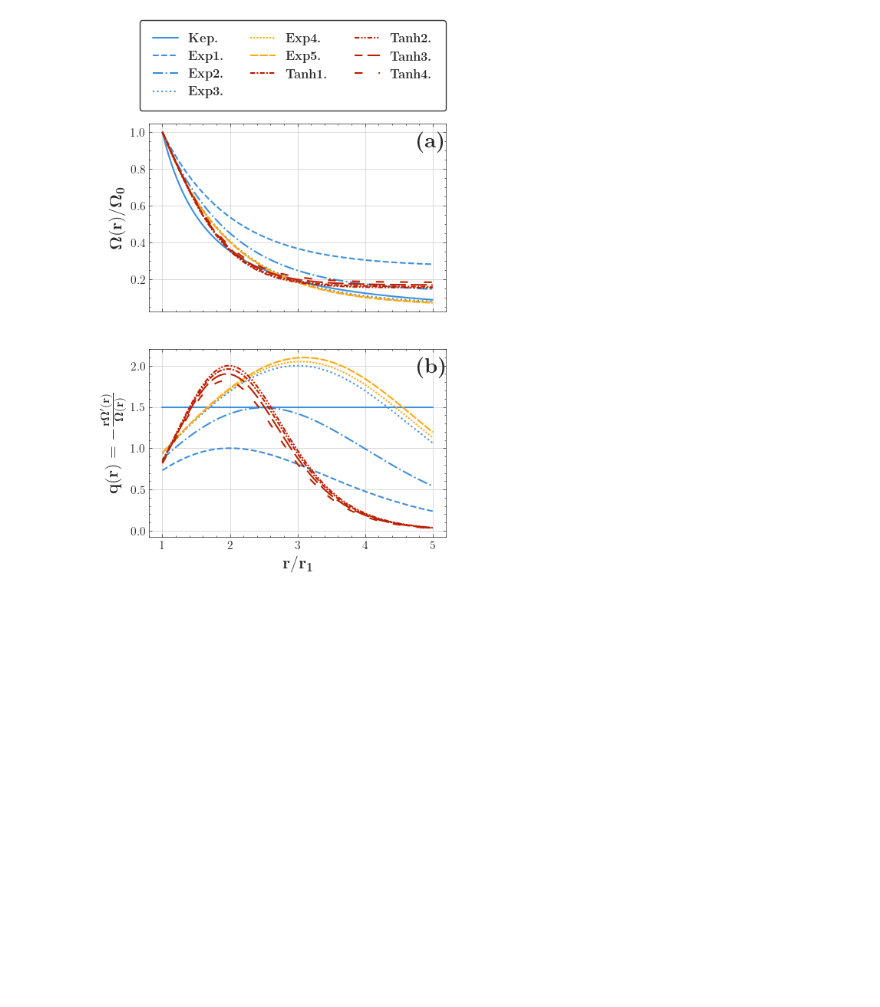
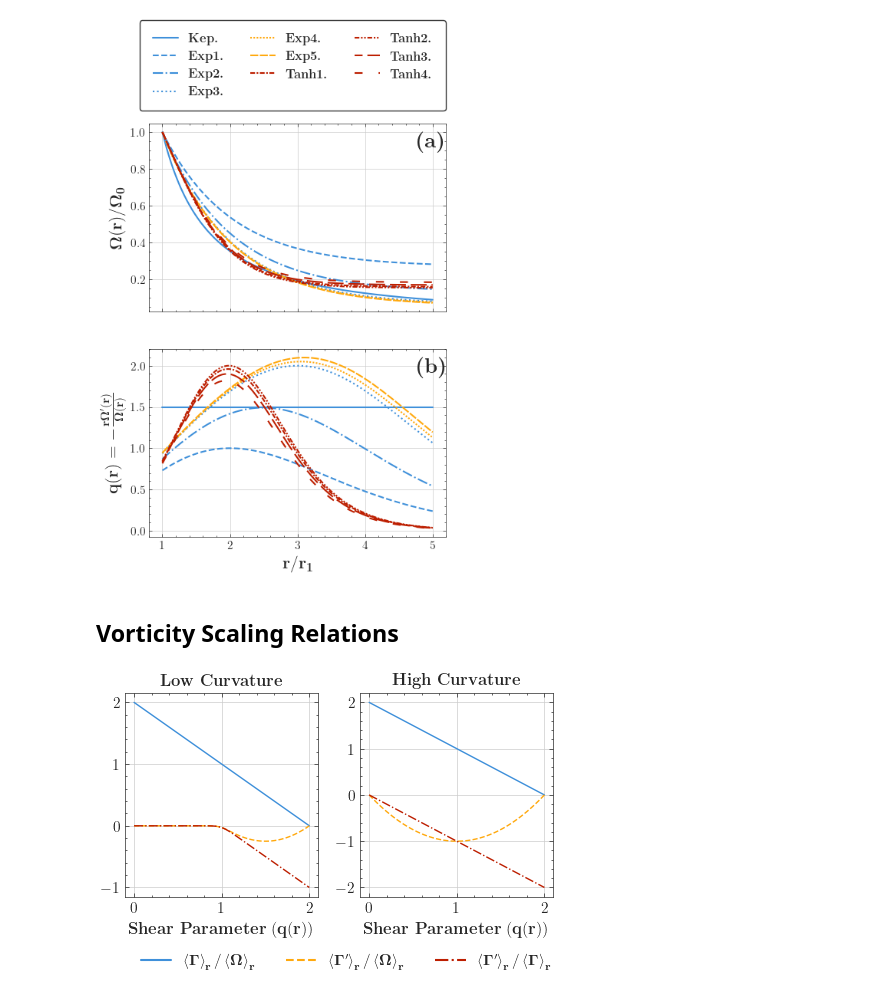
Before and after one commit to ItsAlexH/MRI-MCI-DATA, a Jupyter notebook: Flow-Shear-Profile.ipynb, the cells around one changed output. Drawn from its saved outputs; the diff is of its cells as text; code cells hidden in the pictures; blank space fills up the shorter version.

Commit message:
Added new Figure

```diff
--- a/Flow-Shear-Profile.ipynb
+++ b/Flow-Shear-Profile.ipynb
@@ -684,3 +684,52 @@ plt.close()
 200    3.00
 Name: 0, Length: 201, dtype: float64
 [figure]
+# %% [markdown]
+## Vorticity Scaling Relations
+# %%
+from matplotlib.lines import Line2D
+color_arr = ['#3F90DA', '#FFA90E', '#BD1F01', '#94A4A2', '#832DB6', '#A96B59', '#E76300', '#B9AC70', '#92DADD']
+q = np.linspace(0, 2, 100)
+r2_inf = 10**15
+r1 = 1
+r2_0 = 1+1E-6
+
+GO = 2-q
+GpO_HC = (2-q)*(1-q)*(r2_0**(-q)-r1**(-q))/(r2_0**(1-q)-r1**(1-q))
+GpG_HC = (1-q)*(r2_0**(-q)-r1**(-q))/(r2_0**(1-q)-r1**(1-q))
+GpO_LC = (2-q)*(1-q)*(r2_inf**(-q)-r1**(-q))/(r2_inf**(1-q)-r1**(1-q))
+GpG_LC = (1-q)*(r2_inf**(-q)-r1**(-q))/(r2_inf**(1-q)-r1**(1-q))
+
+fig, axes = plt.subplots(1,2, figsize=(5, 3))
+axes[0].set_title(r'\textbf{Low Curvature}')
+axes[0].plot(q, GO, color = color_arr[0])
+axes[0].plot(q, GpO_LC, color = color_arr[1], linestyle='--')
+axes[0].plot(q, GpG_LC, color = color_arr[2], linestyle='-.')
+axes[0].set_xlabel(r'\textbf{Shear Parameter} $\mathbf{(q(r))}$')
+axes[1].set_title(r'\textbf{High Curvature}')
+axes[1].plot(q, GO, color = color_arr[0])
+axes[1].plot(q, GpO_HC, color = color_arr[1], linestyle='--')
+axes[1].plot(q, GpG_HC, color = color_arr[2], linestyle='-.')
+axes[1].set_xlabel(r'\textbf{Shear Parameter} $\mathbf{(q(r))}$')
+
+############################################################
+line1 = Line2D([0], [0], color=color_arr[0], linestyle='-', linewidth = 1.5)
+line2 = Line2D([0], [0], color=color_arr[1], linestyle='--', linewidth = 1.5)
+line3 = Line2D([0], [0], color=color_arr[2], linestyle='-.', linewidth = 1.5)
+
+lines = [line1, line2, line3]
+labels = [r"$\mathbf{\left<\Gamma \right>_r/\left<\Omega \right>_r}$", r"$\mathbf{\left<\Gamma' \right>_r/\left<\Omega \right>_r}$", r"$\mathbf{\left<\Gamma' \right>_r/\left<\Gamma \right>_r}$"]
+fig.legend(lines, labels, loc='lower center', ncol=5,
+           bbox_to_anchor=(0.55, -0.15),  # Position the legend below the plot
+           frameon=False,  # Turn on the frame (border)
+           edgecolor='black',  # Set the border color
+           facecolor='white',  # Set the background color of the legend box
+           borderpad=1,  # Padding between the legend text and the border
+           borderaxespad=1, fontsize = 11)
+
+
+plt.tight_layout()
+plt.savefig('Vorticity-Scaling.pdf')
+plt.show()
+# %% [output]
+[figure, added]
```
Also changed, not shown: 1 other file.
